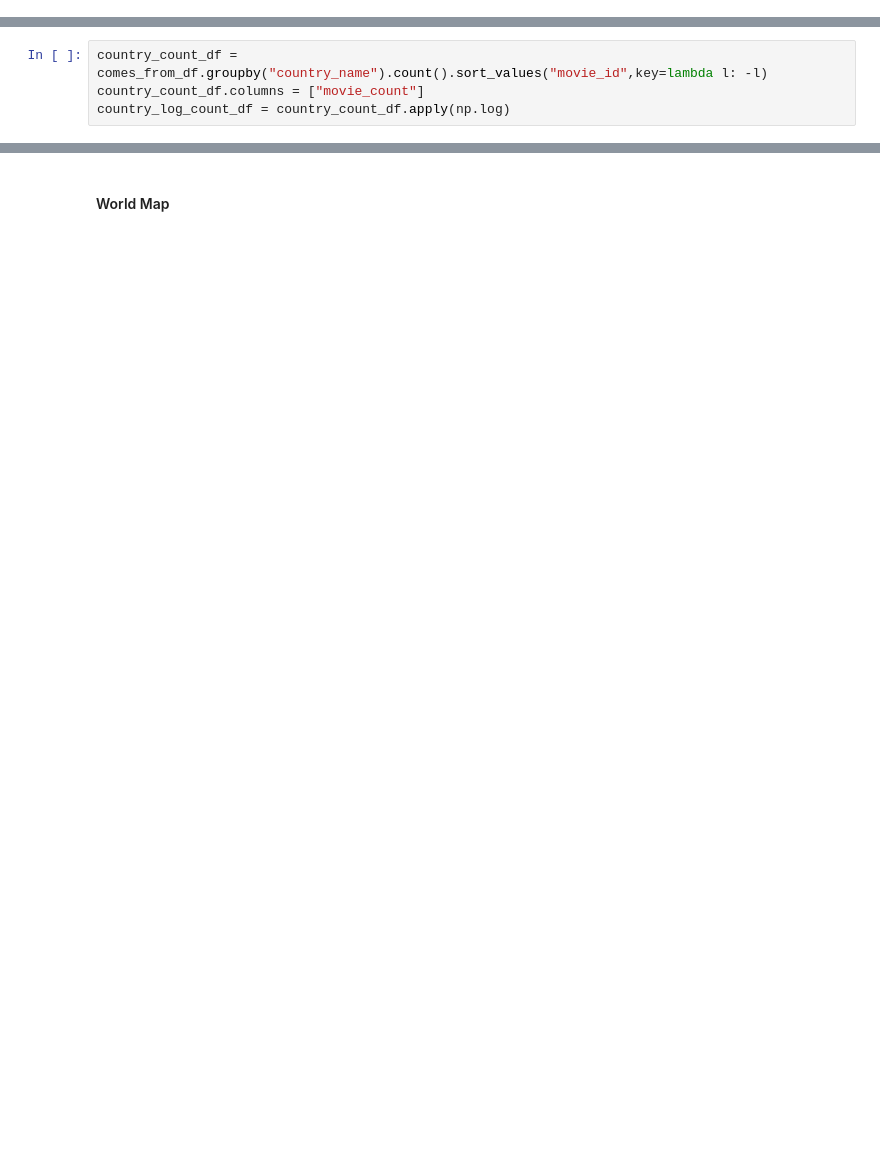
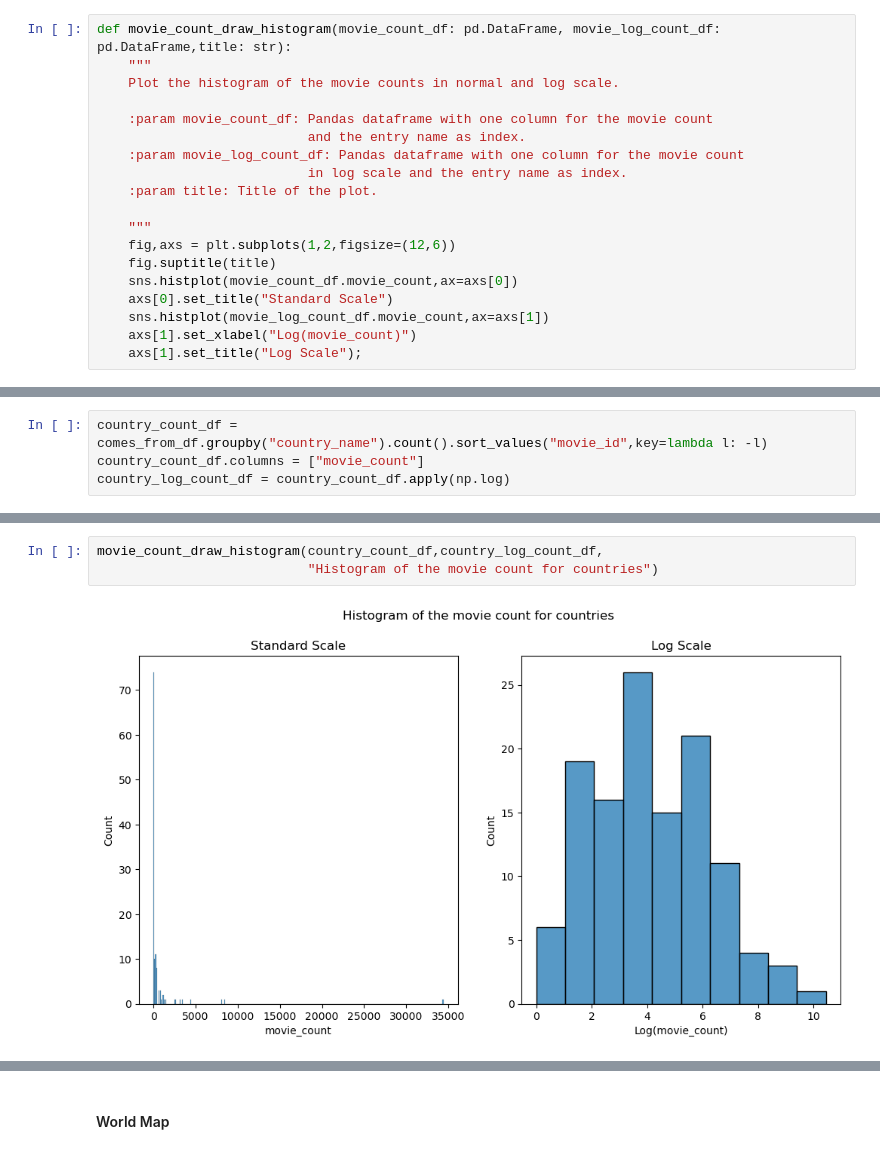
Before and after one commit to epfl-ada/ada-2022-project-zozoz, a Jupyter notebook: src/eda/data_inspection.ipynb, the cells around one changed output, grey strips where cells are left out. Cells and saved outputs as stored; diff of their text form; blank space fills up the shorter version.

```diff
--- a/src/eda/data_inspection.ipynb
+++ b/src/eda/data_inspection.ipynb
@@ -28,3 +122,22 @@ wikipedia_imdb_mapping_table = pd.read_pickle("../../data/generated/wikipedia_im
+# %%
+def movie_count_draw_histogram(movie_count_df: pd.DataFrame, movie_log_count_df: pd.DataFrame,title: str):
+    """
+    Plot the histogram of the movie counts in normal and log scale.
+
+    :param movie_count_df: Pandas dataframe with one column for the movie count
+                           and the entry name as index.
+    :param movie_log_count_df: Pandas dataframe with one column for the movie count
+                           in log scale and the entry name as index.
+    :param title: Title of the plot.
+
+    """
+    fig,axs = plt.subplots(1,2,figsize=(12,6))
+    fig.suptitle(title)
+    sns.histplot(movie_count_df.movie_count,ax=axs[0])
+    axs[0].set_title("Standard Scale")
+    sns.histplot(movie_log_count_df.movie_count,ax=axs[1])
+    axs[1].set_xlabel("Log(movie_count)")
+    axs[1].set_title("Log Scale");
 # %% [markdown]
 ## Country
 
@@ -79,0 +195,5 @@ ax.set_xlabel("Movie number in log scale (base 10)");
+# %%
+movie_count_draw_histogram(country_count_df,country_log_count_df,
+                           "Histogram of the movie count for countries")
+# %% [output]
+[figure, added]
```
Also changed, not shown: parts of 42 cells of this notebook.
